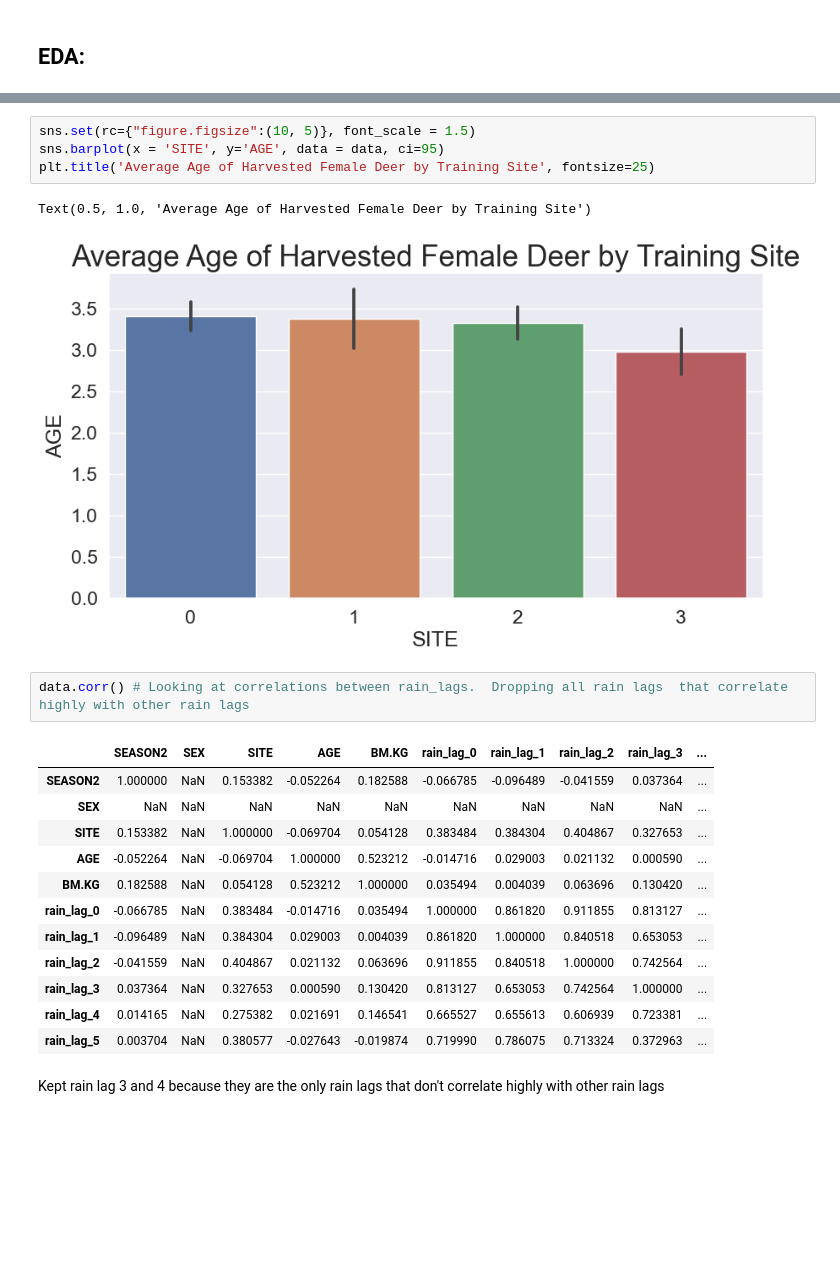
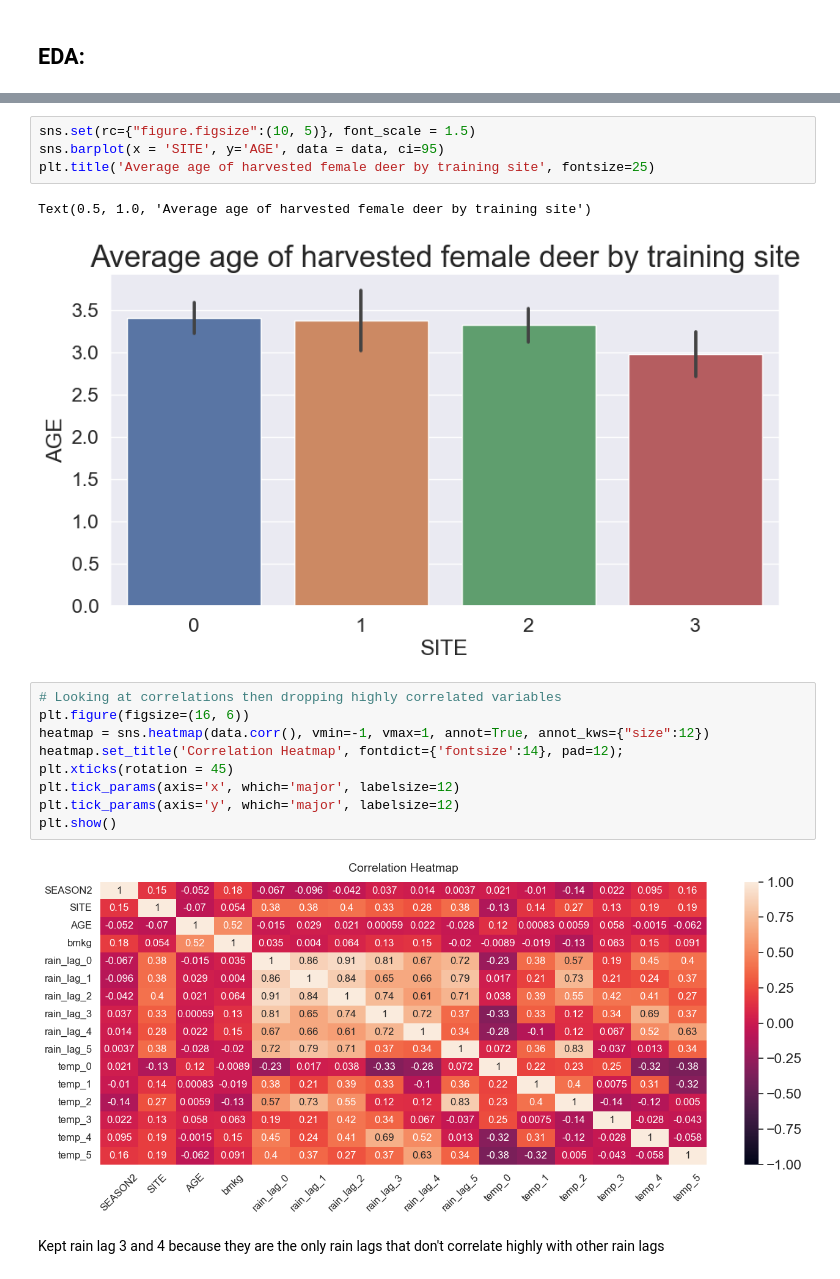
Before and after one commit to sont5413/Environmental_influences_on_deer_body_mass, a Jupyter notebook: females_only.ipynb, the cells around one changed output, grey strips where cells are left out. Cells and saved outputs as stored; diff of their text form; blank space fills up the shorter version.

```diff
--- a/females_only.ipynb
+++ b/females_only.ipynb
@@ -83,25 +88,21 @@ rain_lag_5 : 0 NaN
 # %%
 sns.set(rc={"figure.figsize":(10, 5)}, font_scale = 1.5)
 sns.barplot(x = 'SITE', y='AGE', data = data, ci=95)
-plt.title('Average Age of Harvested Female Deer by Training Site', fontsize=25)
+plt.title('Average age of harvested female deer by training site', fontsize=25)
 # %% [output]
-Text(0.5, 1.0, 'Average Age of Harvested Female Deer by Training Site')
+Text(0.5, 1.0, 'Average age of harvested female deer by training site')
-[figure, old version]
+[figure, new version]
-# %%
-data.corr() # Looking at correlations between rain_lags.  Dropping all rain lags  that correlate highly with other rain lags
-# %% [output]
-|  | SEASON2 | SEX | SITE | AGE | BM.KG | rain_lag_0 | rain_lag_1 | rain_lag_2 | rain_lag_3 | ... |
-| SEASON2 | 1.000000 | NaN | 0.153382 | -0.052264 | 0.182588 | -0.066785 | -0.096489 | -0.041559 | 0.037364 | ... |
-| SEX | NaN | NaN | NaN | NaN | NaN | NaN | NaN | NaN | NaN | ... |
-| SITE | 0.153382 | NaN | 1.000000 | -0.069704 | 0.054128 | 0.383484 | 0.384304 | 0.404867 | 0.327653 | ... |
-| AGE | -0.052264 | NaN | -0.069704 | 1.000000 | 0.523212 | -0.014716 | 0.029003 | 0.021132 | 0.000590 | ... |
-| BM.KG | 0.182588 | NaN | 0.054128 | 0.523212 | 1.000000 | 0.035494 | 0.004039 | 0.063696 | 0.130420 | ... |
-| rain_lag_0 | -0.066785 | NaN | 0.383484 | -0.014716 | 0.035494 | 1.000000 | 0.861820 | 0.911855 | 0.813127 | ... |
-| rain_lag_1 | -0.096489 | NaN | 0.384304 | 0.029003 | 0.004039 | 0.861820 | 1.000000 | 0.840518 | 0.653053 | ... |
-| rain_lag_2 | -0.041559 | NaN | 0.404867 | 0.021132 | 0.063696 | 0.911855 | 0.840518 | 1.000000 | 0.742564 | ... |
-| rain_lag_3 | 0.037364 | NaN | 0.327653 | 0.000590 | 0.130420 | 0.813127 | 0.653053 | 0.742564 | 1.000000 | ... |
-| rain_lag_4 | 0.014165 | NaN | 0.275382 | 0.021691 | 0.146541 | 0.665527 | 0.655613 | 0.606939 | 0.723381 | ... |
-| rain_lag_5 | 0.003704 | NaN | 0.380577 | -0.027643 | -0.019874 | 0.719990 | 0.786075 | 0.713324 | 0.372963 | ... |
+# %%
+# Looking at correlations then dropping highly correlated variables
+plt.figure(figsize=(16, 6))
+heatmap = sns.heatmap(data.corr(), vmin=-1, vmax=1, annot=True, annot_kws={"size":12})
+heatmap.set_title('Correlation Heatmap', fontdict={'fontsize':14}, pad=12);
+plt.xticks(rotation = 45)
+plt.tick_params(axis='x', which='major', labelsize=12)
+plt.tick_params(axis='y', which='major', labelsize=12)
+plt.show()
+# %% [output]
+[figure, added]
 # %% [markdown]
 Kept rain lag 3 and 4 because they are the only rain lags that don't correlate highly with other rain lags
 # %%
```
Also changed, not shown: parts of 28 cells of this notebook, 1 other file.
